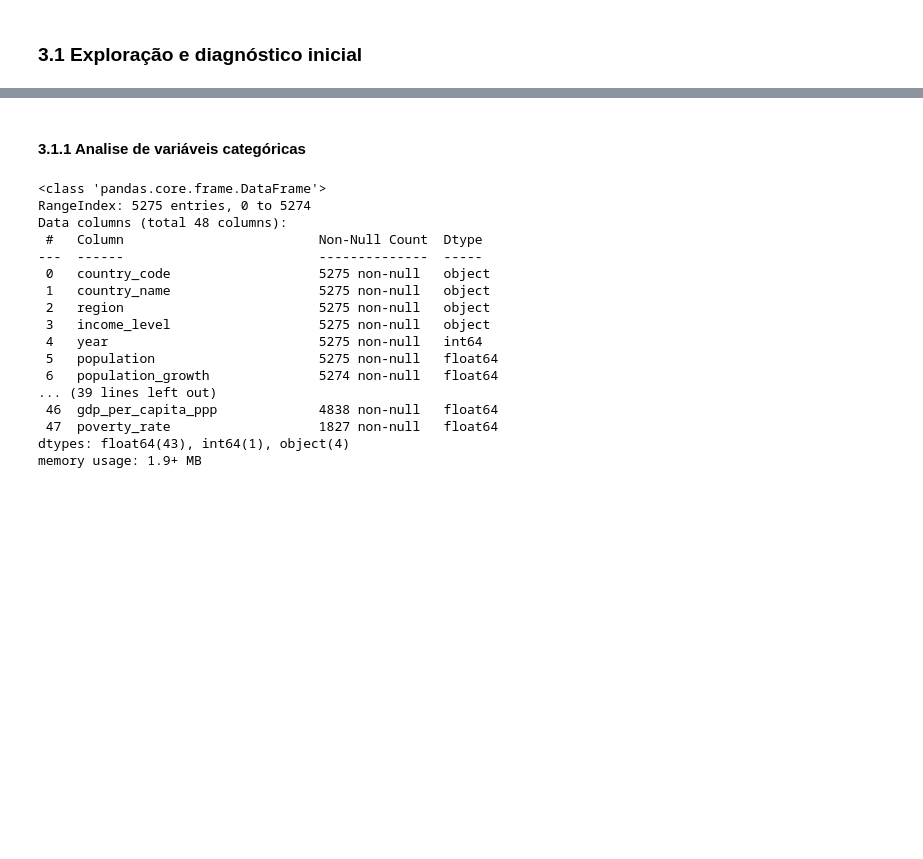
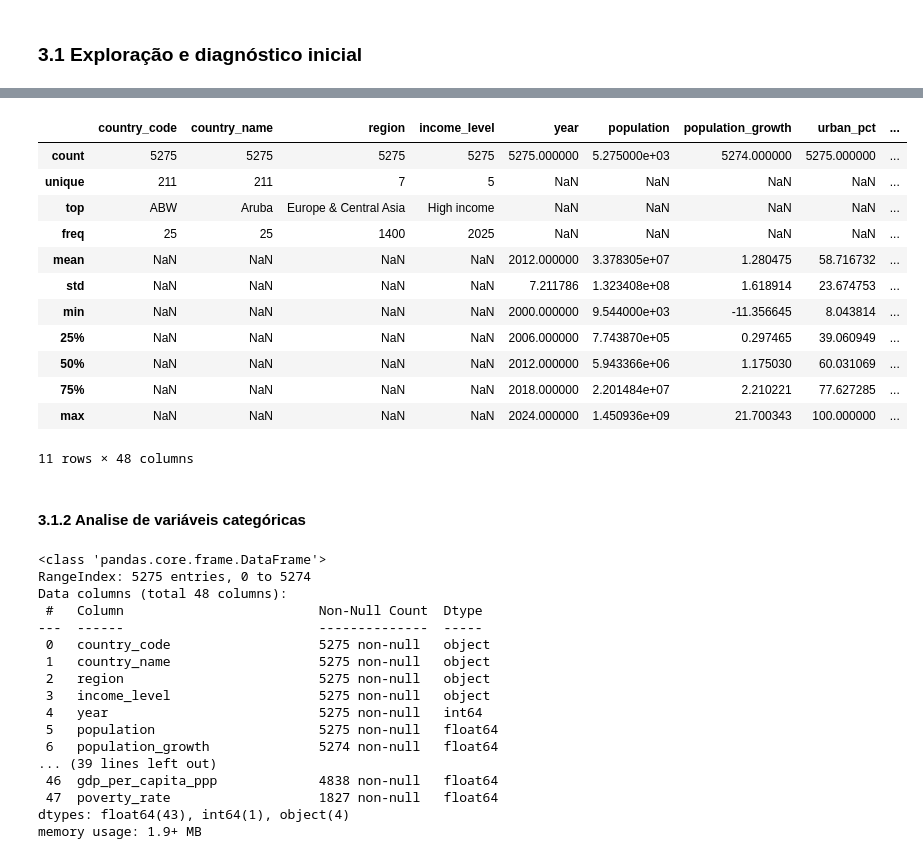
Before and after one commit to matilde-quiterio/Data-visualization, a Jupyter notebook: notebook.ipynb, the cells around one changed output, grey strips where cells are left out. Cells and saved outputs as stored; diff of their text form; code cells hidden in the pictures; blank space fills up the shorter version.

```diff
--- a/notebook.ipynb
+++ b/notebook.ipynb
@@ -97,5 +89,22 @@ df_health_indicators.head()
+# %%
+#Estatísticas descritivas de todas as variáveis
+display(df_health_indicators.describe(include="all"))
+# %% [output]
+|  | country_code | country_name | region | income_level | year | population | population_growth | urban_pct | ... |
+| count | 5275 | 5275 | 5275 | 5275 | 5275.000000 | 5.275000e+03 | 5274.000000 | 5275.000000 | ... |
+| unique | 211 | 211 | 7 | 5 | NaN | NaN | NaN | NaN | ... |
+| top | ABW | Aruba | Europe & Central Asia | High income | NaN | NaN | NaN | NaN | ... |
+| freq | 25 | 25 | 1400 | 2025 | NaN | NaN | NaN | NaN | ... |
+| mean | NaN | NaN | NaN | NaN | 2012.000000 | 3.378305e+07 | 1.280475 | 58.716732 | ... |
+| std | NaN | NaN | NaN | NaN | 7.211786 | 1.323408e+08 | 1.618914 | 23.674753 | ... |
+| min | NaN | NaN | NaN | NaN | 2000.000000 | 9.544000e+03 | -11.356645 | 8.043814 | ... |
+| 25% | NaN | NaN | NaN | NaN | 2006.000000 | 7.743870e+05 | 0.297465 | 39.060949 | ... |
+| 50% | NaN | NaN | NaN | NaN | 2012.000000 | 5.943366e+06 | 1.175030 | 60.031069 | ... |
+| 75% | NaN | NaN | NaN | NaN | 2018.000000 | 2.201484e+07 | 2.210221 | 77.627285 | ... |
+| max | NaN | NaN | NaN | NaN | 2024.000000 | 1.450936e+09 | 21.700343 | 100.000000 | ... |
+11 rows × 48 columns
 # %% [markdown]
-#### 3.1.1 Analise de variáveis categóricas
+#### 3.1.2 Analise de variáveis categóricas
 # %%
 df_health_indicators.info()
 # %% [output]
```
Also changed, not shown: parts of 18 cells of this notebook.
